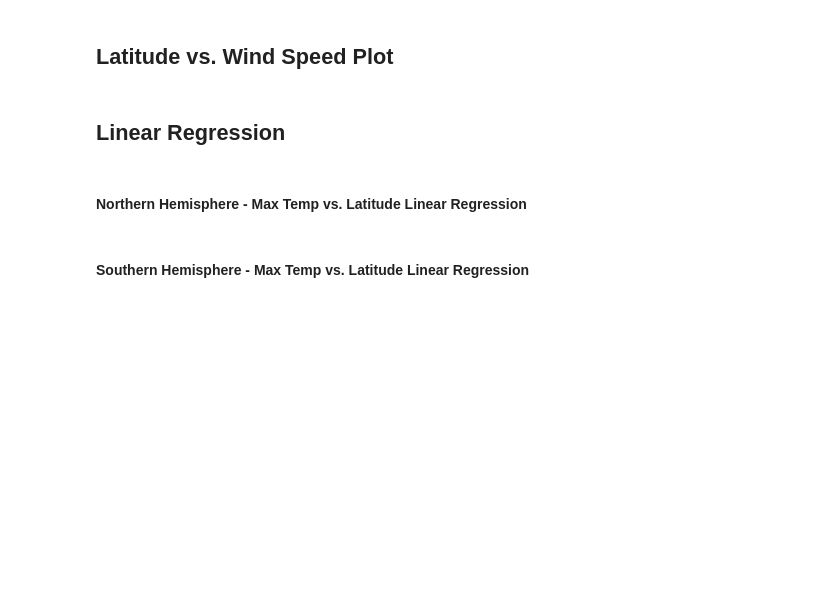
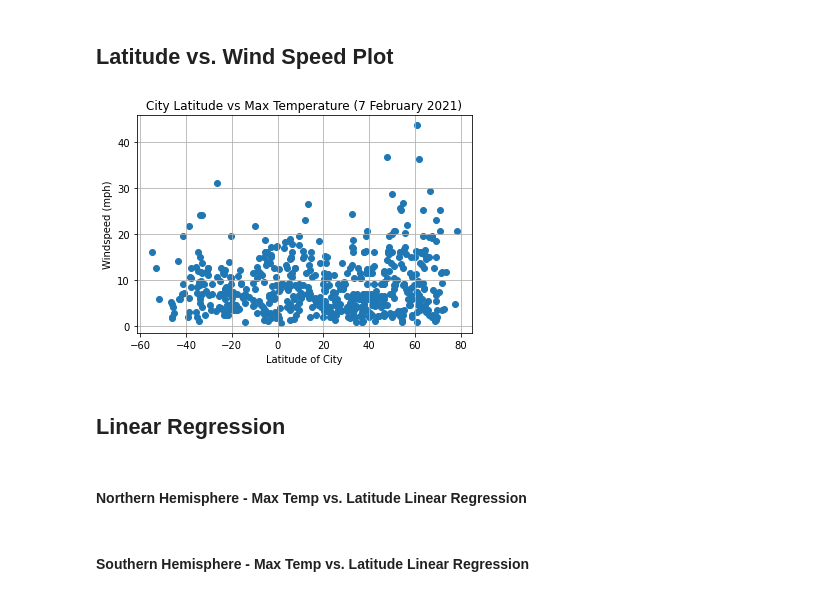
Before and after one commit to njmorr/python-api-challenge, a Jupyter notebook: WeatherPy/WeatherPy.ipynb, the cells around one changed output. Drawn from its saved outputs; the diff is of its cells as text; code cells hidden in the pictures; blank space fills up the shorter version.

```diff
--- a/WeatherPy/WeatherPy.ipynb
+++ b/WeatherPy/WeatherPy.ipynb
@@ -128,5 +203,17 @@ Skip this step if there are no cities that have humidity > 100%.
 # %% [markdown]
 ## Latitude vs. Wind Speed Plot
+# %%
+y_values_clouds = weather_df["Windspeed (mph)"]
+
+plt.scatter(x_values, y_values_clouds)
+plt.title(label="City Latitude vs Max Temperature (7 February 2021)")
+plt.xlabel(xlabel="Latitude of City")
+plt.ylabel(ylabel="Windspeed (mph)")
+plt.grid()
+
+plt.show()
+# %% [output]
+[figure, added]
 # %% [markdown]
 ## Linear Regression
 # %% [markdown]
```
Also changed, not shown: parts of 10 cells of this notebook, 1 other file.
